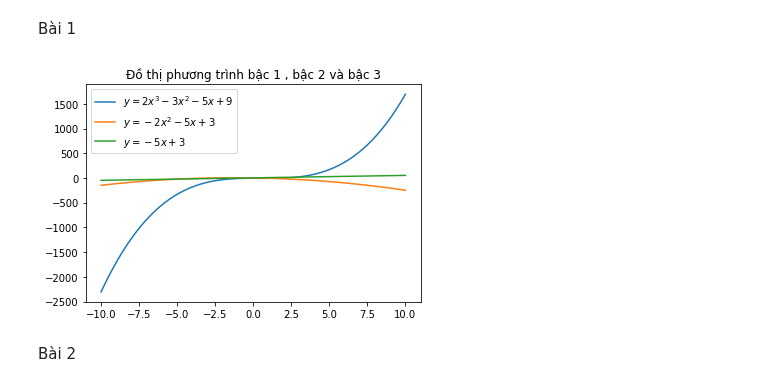
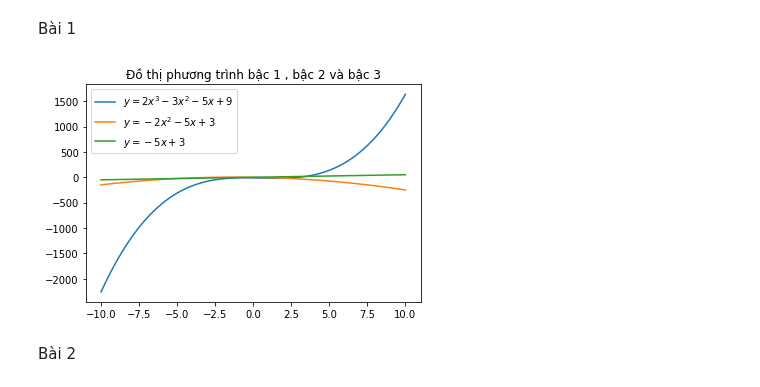
Before and after one commit to thao1105/Thanhthao, a Jupyter notebook: BTTL.ipynb, the cells around one changed output. Saved outputs shown, nothing was run; the diff lists cells and outputs as text; code cells hidden in the pictures.

```diff
--- a/BTTL.ipynb
+++ b/BTTL.ipynb
@@ -27,29 +27,29 @@ Bài 1
 # %%
 import numpy as np
 import matplotlib.pyplot as plt
 %matplotlib inline
 def ham_bac_3(a, b, c, d,x):
-  f = a*x**3 - b*x**2 + c
+  f = a*x**3 - b*x**2 + c*x - d
   return f
 def ham_bac_2(a, b, c, x):
    f = a*x**2 + b*x + c
    return f
 def ham_bac_1(a, b,x):
    f = -a*x + b
    return f
 x = np.linspace(start=-10.0,stop=10.0, num=1000)
 y3 = ham_bac_3(2, 3, -5,9, x)
 y2 = ham_bac_2(-2,-5,3, x)
 y1 = ham_bac_1(-5,3,x)
 fig, ax = plt.subplots()
 ax.plot(x,y3,label=r'$y=2x^{3}-3x^{2}-5x+9$')
 ax.plot(x,y2,label=r'$y=-2x^{2}-5x+3$')
 ax.plot(x,y1,label=r'$y=-5x + 3$')
 ax.set_title("Đồ thị phương trình bậc 1 , bậc 2 và bậc 3")
 ax.legend()
 plt.show()
 # %% [output]
-[figure, old version]
+[figure, new version]
 # %% [markdown]
 Bài 2
 # %%
```
Also changed, not shown: parts of 3 cells of this notebook.
